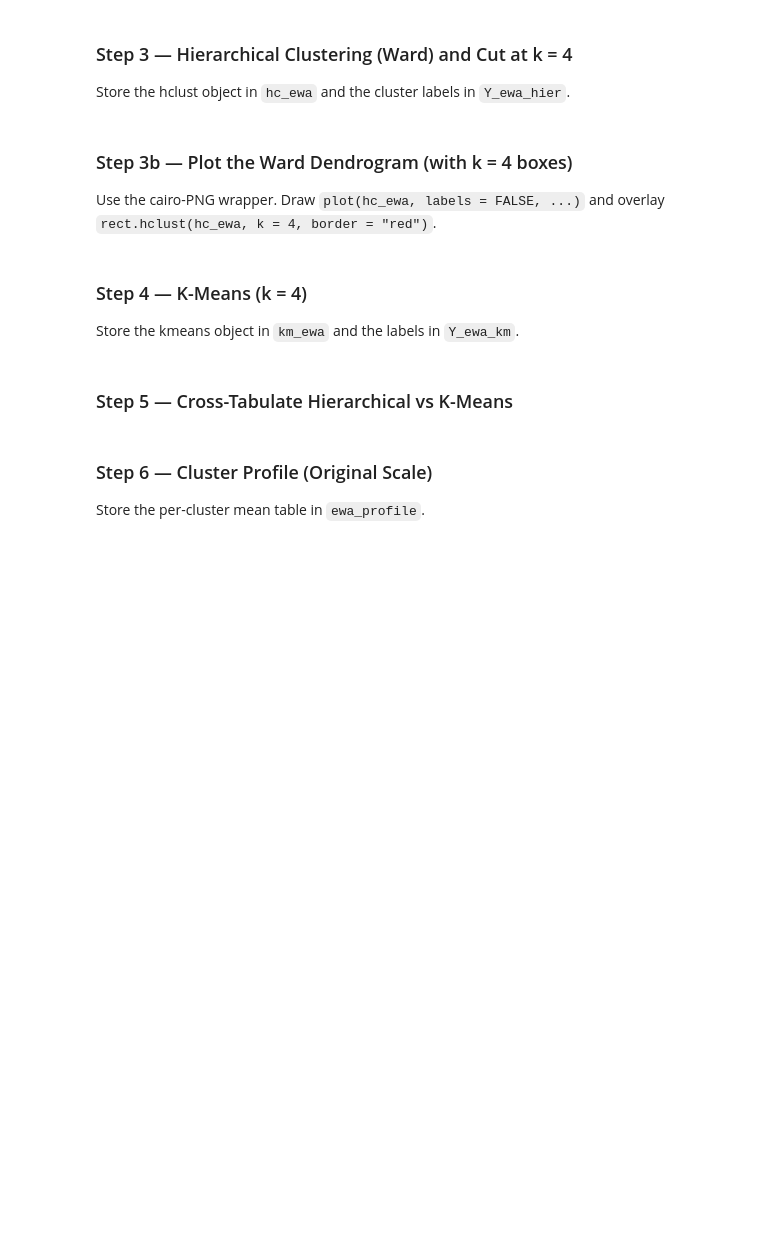
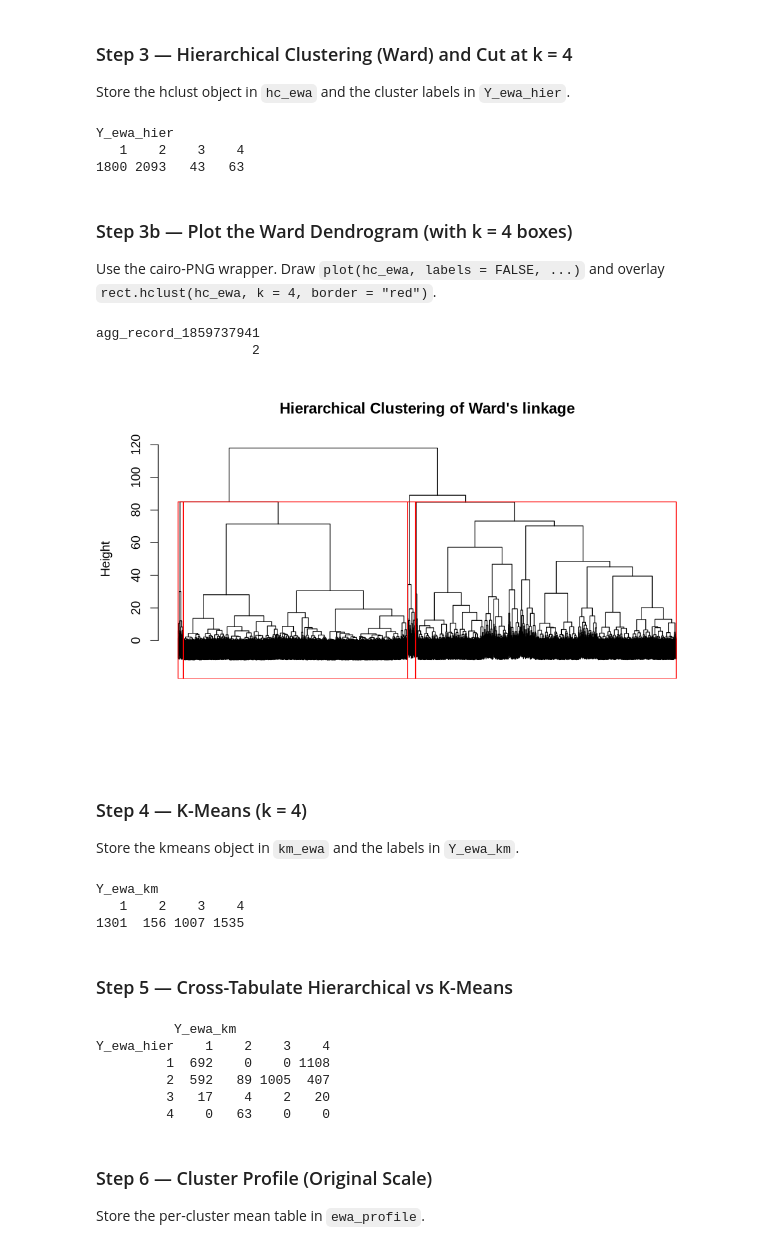
Before and after one commit to Mihir-Singh06/MS3313-SINGH-V3, a Jupyter notebook: Homework/Singh_Mihir_Final.ipynb, the cells around one changed output. Saved outputs shown, nothing was run; the diff lists cells and outputs as text; code cells hidden in the pictures; blank space fills up the shorter version.

```diff
--- a/Homework/Singh_Mihir_Final.ipynb
+++ b/Homework/Singh_Mihir_Final.ipynb
@@ -775,11 +1001,10 @@ cat("\nWORST predicted profile:\n"); print(worst_profile)
 ### Step 1 — Load, Drop ID/Award, Standardize
 
 Store the cleaned dataframe in `ewa.df` and the standardized matrix in `X_ewa_norm`.
-# %%
-# YOUR CODE HERE — delete this comment when you add your code
-# Required objects: ewa.df, X_ewa_norm
-
-ewa.df      <- NULL    # replace NULL with your code
-X_ewa_norm  <- NULL    # replace NULL with your code
-
-cat("n =", nrow(ewa.df), " p =", ncol(ewa.df), "\n")
+# %%
+data("EastWestAirlinesCluster", package = "mlba")
+ewa.df <- EastWestAirlinesCluster
+ewa.df      <- ewa.df[, !(names(ewa.df) %in% c("ID#", "Award"))]
+X_ewa_norm  <- scale(ewa.df)
+
+cat("n =", nrow(ewa.df), " p =", ncol(ewa.df), "\n")
@@ -795,3 +1017,5 @@ d_ewa <- NULL    # replace NULL with your code
+# %%
+d_ewa <- dist(X_ewa_norm, method = "euclidean")
 # %% [markdown]
 ### Step 3 — Hierarchical Clustering (Ward) and Cut at k = 4
 
@@ -807,3 +1023,12 @@ table(Y_ewa_hier)
+# %%
+hc_ewa     <- hclust(d_ewa, method = "ward.D2")
+Y_ewa_hier <- cutree(hc_ewa, k = 4)
+
+table(Y_ewa_hier)
+# %% [output]
+Y_ewa_hier
+   1    2    3    4
+1800 2093   43   63
 # %% [markdown]
 ### Step 3b — Plot the Ward Dendrogram (with k = 4 boxes)
 
@@ -812,16 +1037,22 @@ overlay `rect.hclust(hc_ewa, k = 4, border = "red")`.
 # %%
 tmp_file <- tempfile(fileext = ".png")
 png(tmp_file, width = 1000, height = 600, res = 120,
     type = "cairo", family = "sans")
 
-# YOUR CODE HERE — delete this comment when you add your code
+plot(hc_ewa,
+     labels = FALSE,
+     main = "Hierarchical Clustering of Ward's linkage",
+     xlab = "",
+     sub = "")
 
-
-NULL    # replace NULL with your plot(...) call
-NULL    # replace NULL with your rect.hclust(...) call
+rect.hclust(hc_ewa, k = 4, border = "red")
 
 dev.off()
 IRdisplay::display_png(file = tmp_file)
+# %% [output]
+agg_record_1859737941
+                    2
+[figure, added]
 # %% [markdown]
 ### Step 4 — K-Means (k = 4)
 
@@ -838,2 +1060,13 @@ table(Y_ewa_km)
+# %%
+set.seed(42)
+
+km_ewa   <- kmeans(X_ewa_norm, centers = 4, nstart = 25)
+Y_ewa_km <- km_ewa$cluster
+
+table(Y_ewa_km)
+# %% [output]
+Y_ewa_km
+   1    2    3    4
+1301  156 1007 1535
 # %% [markdown]
 ### Step 5 — Cross-Tabulate Hierarchical vs K-Means
@@ -845,3 +1073,12 @@ NULL    # replace NULL with your code
+# %%
+table(Y_ewa_hier, Y_ewa_km)
+# %% [output]
+          Y_ewa_km
+Y_ewa_hier    1    2    3    4
+         1  692    0    0 1108
+         2  592   89 1005  407
+         3   17    4    2   20
+         4    0   63    0    0
 # %% [markdown]
 ### Step 6 — Cluster Profile (Original Scale)
 
```
Also changed, not shown: parts of 52 cells of this notebook.
